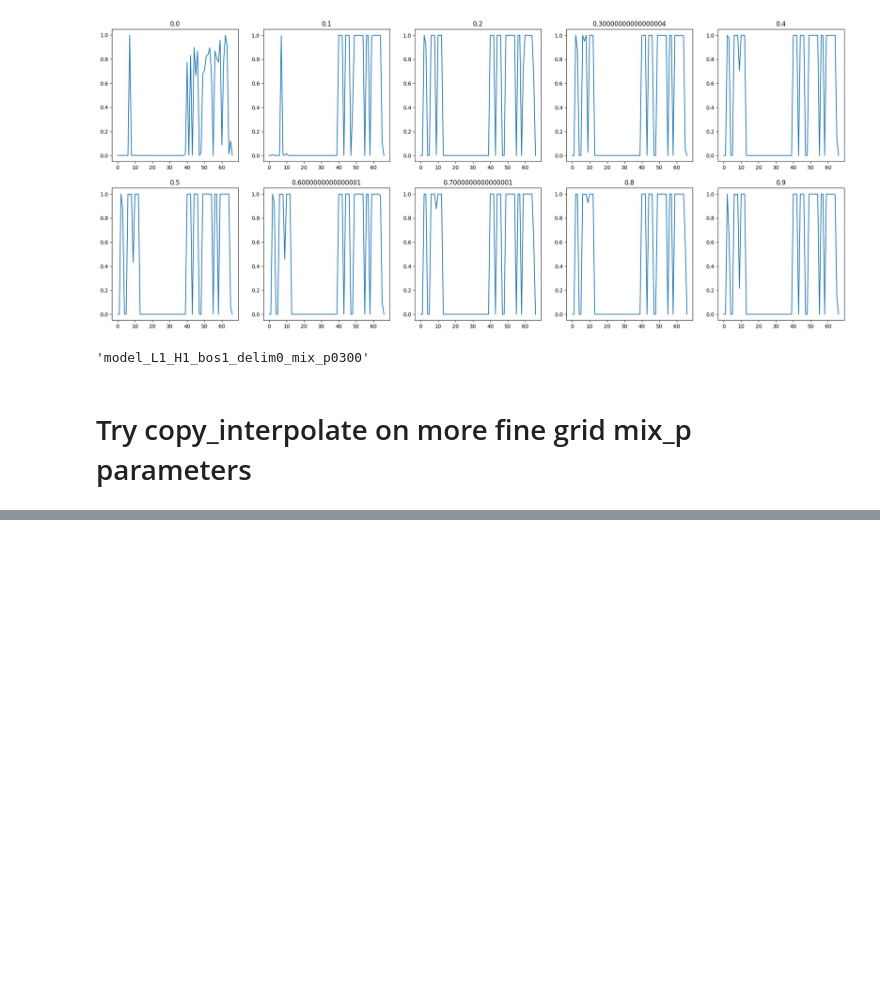
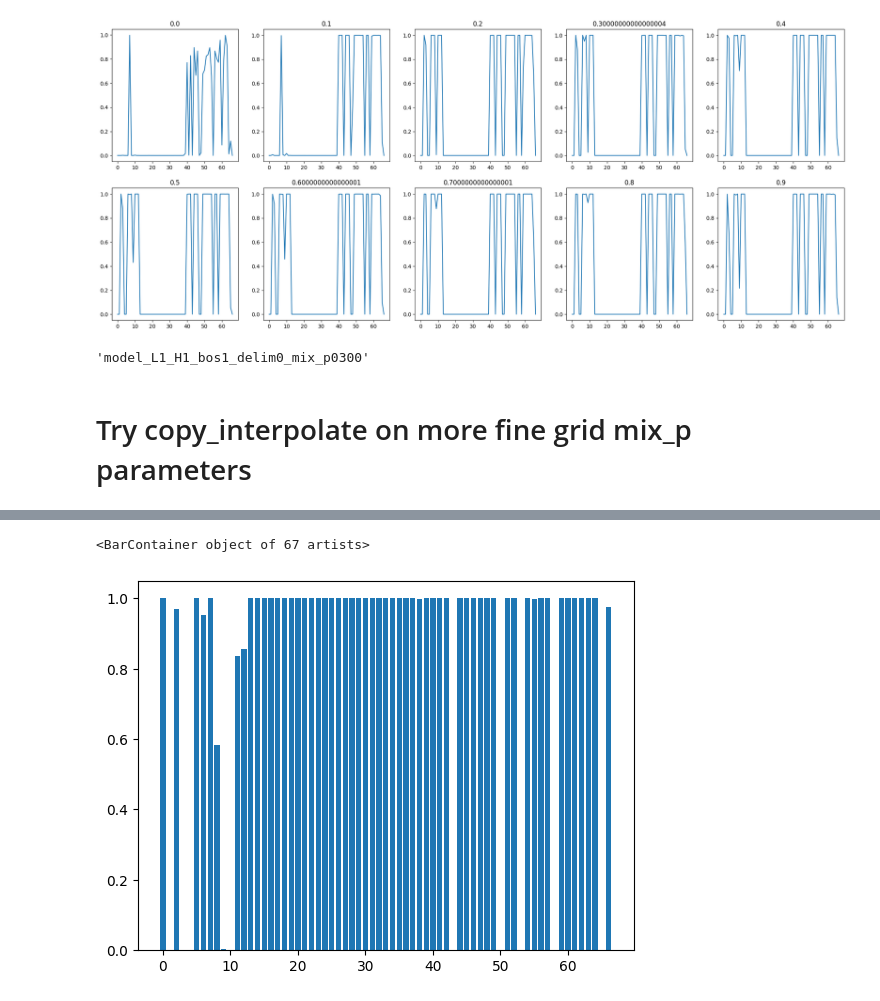
Before and after one commit to GuoTianYu2000/transformer-birth, a Jupyter notebook: plot_interpolate.ipynb, the cells around one changed output, grey strips where cells are left out. Cells and saved outputs as stored; diff of their text form; code cells hidden in the pictures; blank space fills up the shorter version.

```diff
--- a/plot_interpolate.ipynb
+++ b/plot_interpolate.ipynb
@@ -213,0 +189,17 @@ plt.show()
+# %%
+run_path_server1="/data/tianyu_guo/birth/gens/pre_final/dormant_copy_interpolate_seed27"
+hook = forward_hook(target_layers=[], target_name="")
+outputs_list_mix_p_seed27 = {}
+attns_to_0_mix_p_seed27 = {}
+trigger_toks_mix_p_seed27 = {}
+
+# mix_p_list = np.arange(0.79, 0.8, 0.001).tolist()
+mix_p_list = [ 1.0]
+for mix_p in mix_p_list:
+    model, cfg, x, y, ds = load_model(run_path_local="/Users/guotianyu/GitHub/birth/gens/special/markov", run_path_server=run_path_server1, n_layers=1, n_heads=1, bos_num=1, train_steps=10000, delim=0, mix_p=mix_p, with_data=True, data_path_local="/Users/guotianyu/GitHub/birth/data", data_path_server="/data/tianyu_guo/birth/data")
+    _, outputs_list = model.modified_forward_with_hook(x, hook)
+    outputs_list_mix_p_seed27[mix_p] = outputs_list
+    model.cuda()
+    trigger_toks, attns_to_0, markov_tok = get_triggers(ds, model, hook, cutoff=0.8)
+    attns_to_0_mix_p_seed27[mix_p] = attns_to_0
+    trigger_toks_mix_p_seed27[mix_p] = trigger_toks
@@ -213,0 +212,5 @@ plt.show()
+# %%
+plt.bar(ds.tok_range, attns_to_0_mix_p_seed27[1])
+# %% [output]
+<BarContainer object of 67 artists>
+[figure, added]
```
Also changed, not shown: parts of 15 cells of this notebook, 43 other files.
